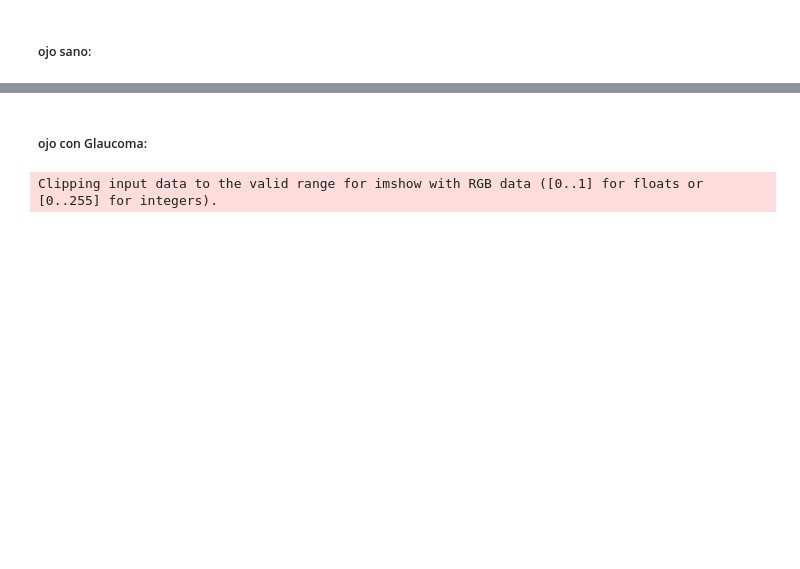
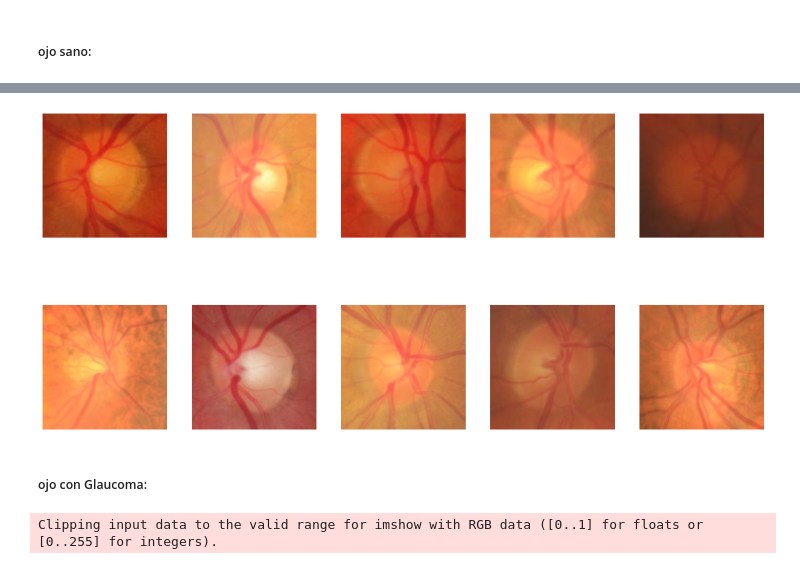
Before and after one commit to zumaiaUOC/DL_PRA, a Jupyter notebook: PRA_Oscar_Rojo_13.ipynb, the cells around one changed output, grey strips where cells are left out. Cells and saved outputs as stored; diff of their text form; code cells hidden in the pictures; blank space fills up the shorter version.

```diff
--- a/PRA_Oscar_Rojo_13.ipynb
+++ b/PRA_Oscar_Rojo_13.ipynb
@@ -405,3 +430,11 @@ Clipping input data to the valid range for imshow with RGB data ([0..1] for floa
+# %%
+fig, axes = plt.subplots(nrows=2, ncols=5, figsize=(20, 10))
+for i in range(10):
+    axes[i//5, i%5].imshow(load_image(df_all_normal.iloc[i]['full_path']))
+    axes[i//5, i%5].axis('off')
+plt.show()
+# %% [output]
+[figure, added]
 # %% [markdown]
 ##### ojo con Glaucoma:
 # %%
```
Also changed, not shown: parts of 20 cells of this notebook.
